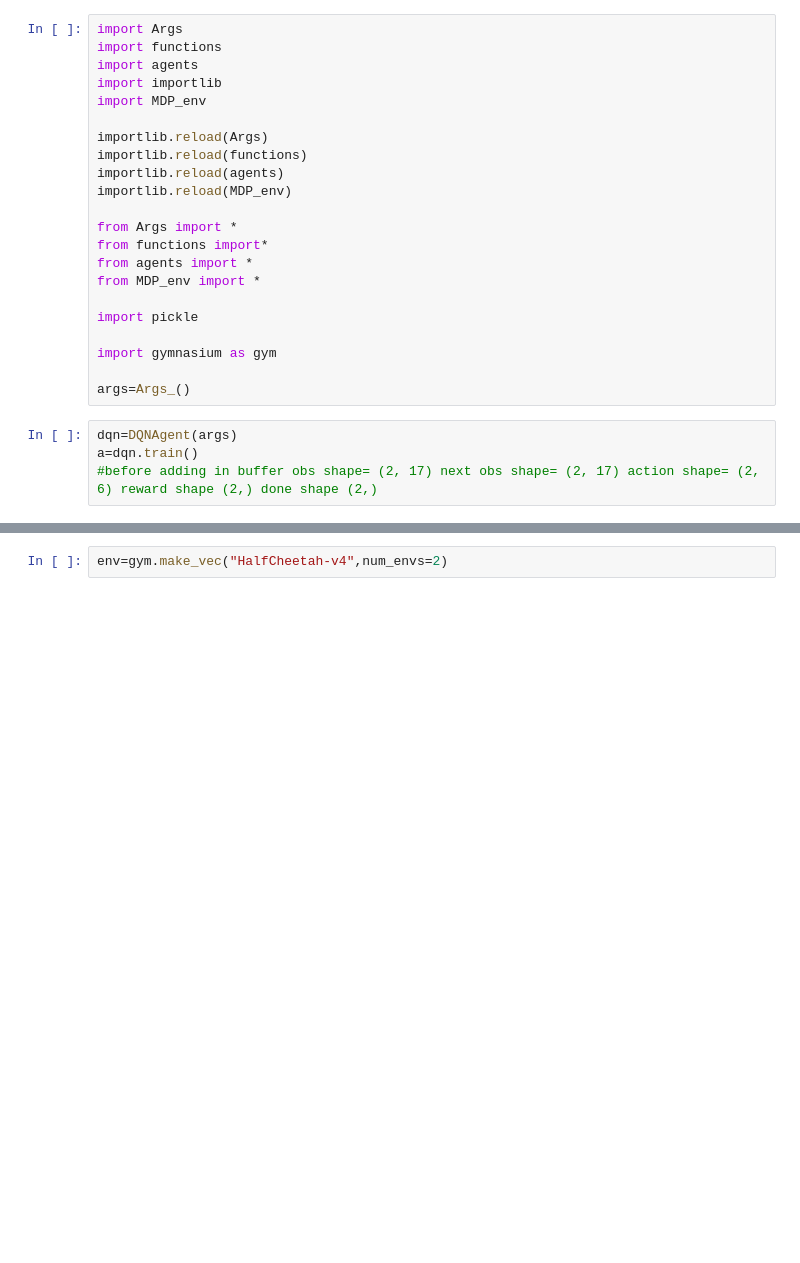
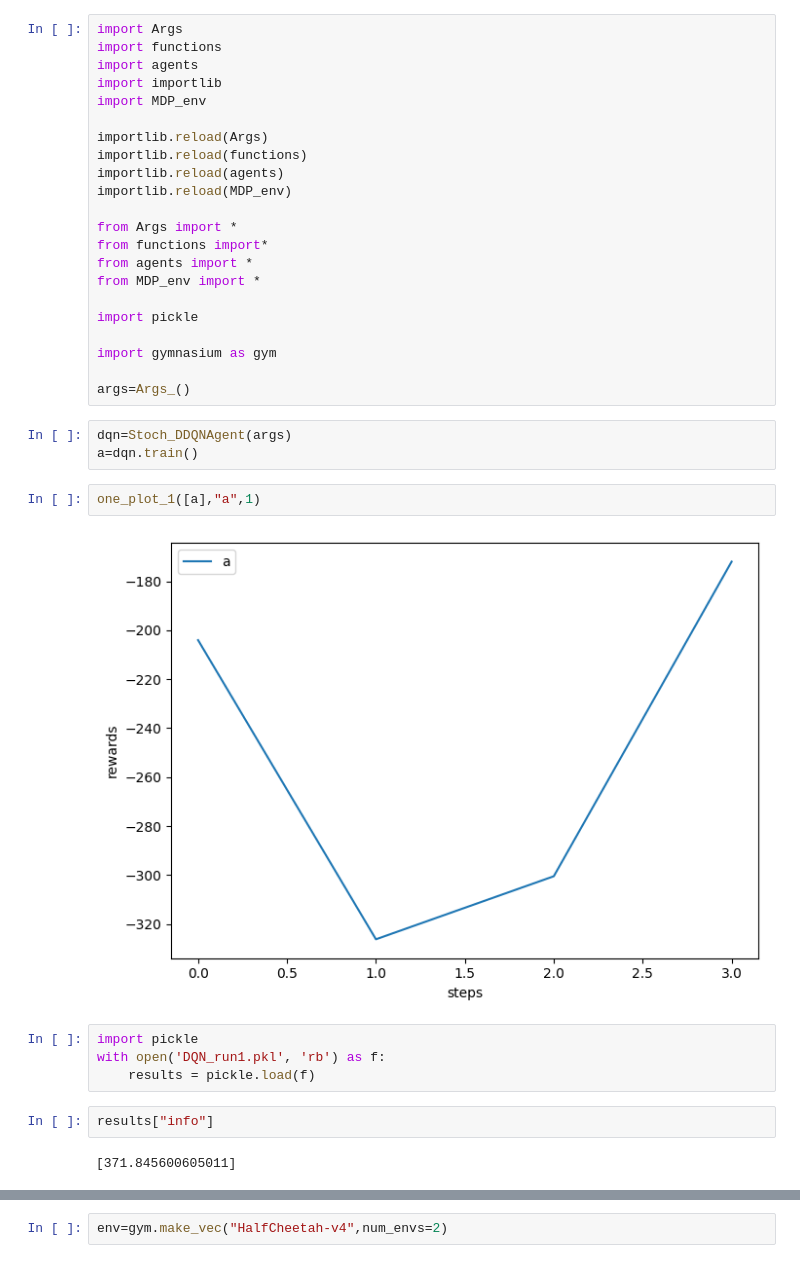
Before and after one commit to Tarik-com/Stochastic-Q-learning, a Jupyter notebook: Experiments.ipynb, the cells around one changed output, grey strips where cells are left out. Saved outputs shown, nothing was run; the diff lists cells and outputs as text; blank space fills up the shorter version.

```diff
--- a/Experiments.ipynb
+++ b/Experiments.ipynb
@@ -20,7 +20,18 @@ import pickle
 import gymnasium as gym
 
 args=Args_()
-# %%
-dqn=DQNAgent(args)
-a=dqn.train()
-#before adding in buffer obs shape= (2, 17) next obs shape= (2, 17) action shape= (2, 6) reward shape (2,) done shape (2,)
+# %%
+dqn=Stoch_DDQNAgent(args)
+a=dqn.train()
+# %%
+one_plot_1([a],"a",1)
+# %% [output]
+[figure, added]
+# %%
+import pickle
+with open('DQN_run1.pkl', 'rb') as f:
+    results = pickle.load(f)
+# %%
+results["info"]
+# %% [output]
+[371.845600605011]
```
Also changed, not shown: parts of 4 cells of this notebook, 4 other files.
